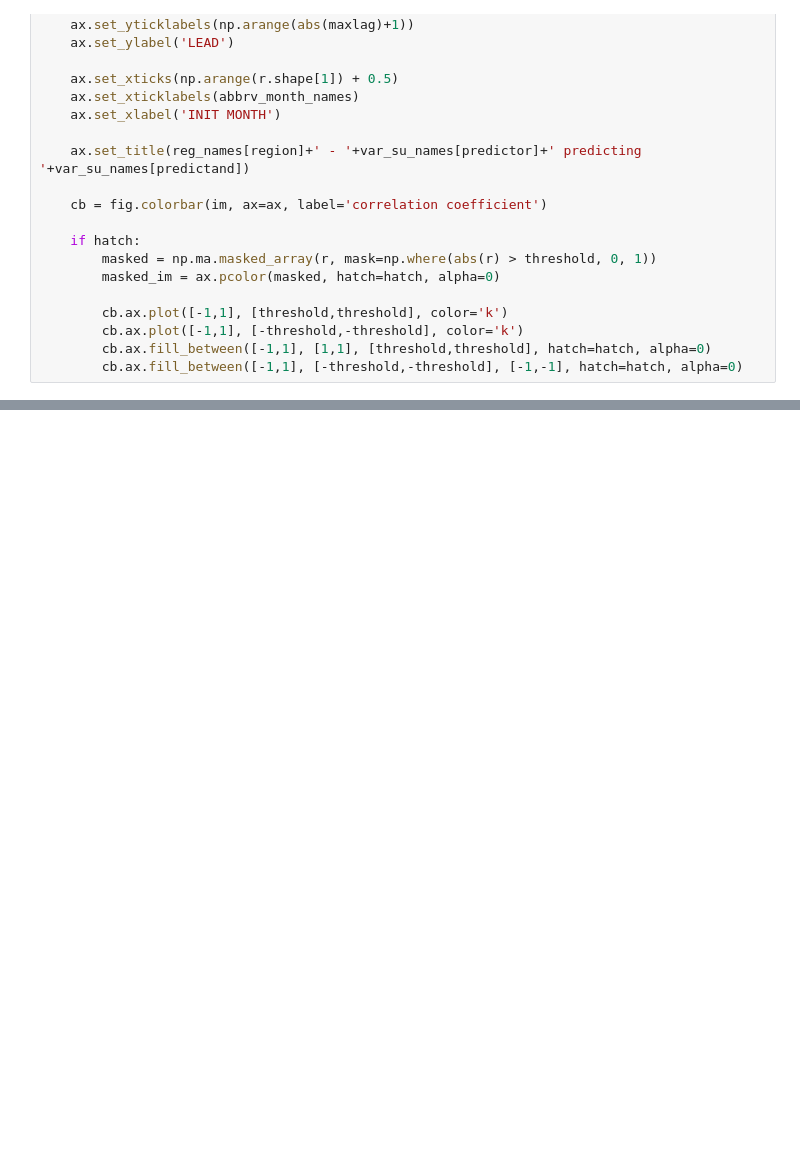
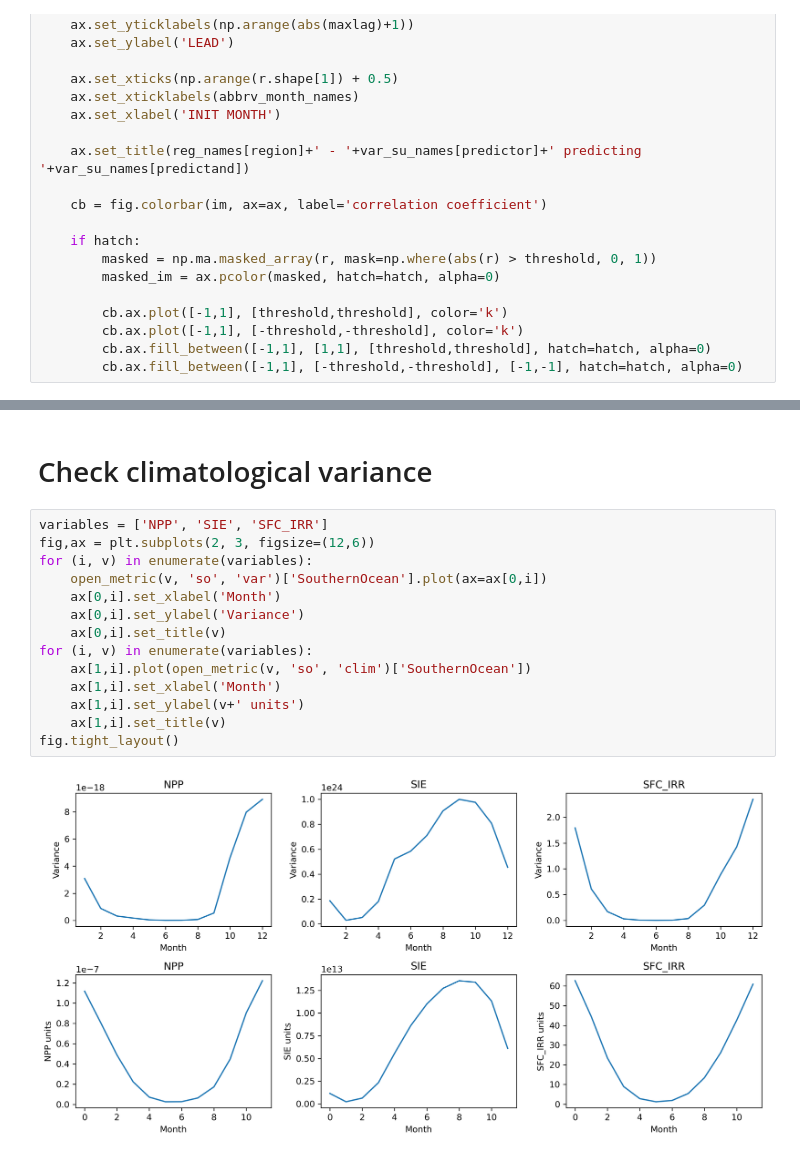
Before and after one commit to bbuchovecky/hmei, a Jupyter notebook: notebooks/11_model-correlation.ipynb, the cells around one changed output, grey strips where cells are left out. Cells and saved outputs as stored; diff of their text form; blank space fills up the shorter version.

```diff
--- a/notebooks/11_model-correlation.ipynb
+++ b/notebooks/11_model-correlation.ipynb
@@ -505,0 +540,18 @@ plot_regional_lagged_xcorr(predictor, predictand, hatch=False);
+# %% [markdown]
+# Check climatological variance
+# %%
+variables = ['NPP', 'SIE', 'SFC_IRR']
+fig,ax = plt.subplots(2, 3, figsize=(12,6))
+for (i, v) in enumerate(variables):
+    open_metric(v, 'so', 'var')['SouthernOcean'].plot(ax=ax[0,i])
+    ax[0,i].set_xlabel('Month')
+    ax[0,i].set_ylabel('Variance')
+    ax[0,i].set_title(v)
+for (i, v) in enumerate(variables):
+    ax[1,i].plot(open_metric(v, 'so', 'clim')['SouthernOcean'])
+    ax[1,i].set_xlabel('Month')
+    ax[1,i].set_ylabel(v+' units')
+    ax[1,i].set_title(v)
+fig.tight_layout()
+# %% [output]
+[figure, added]
```
Also changed, not shown: parts of 8 cells of this notebook, 6 other files.
